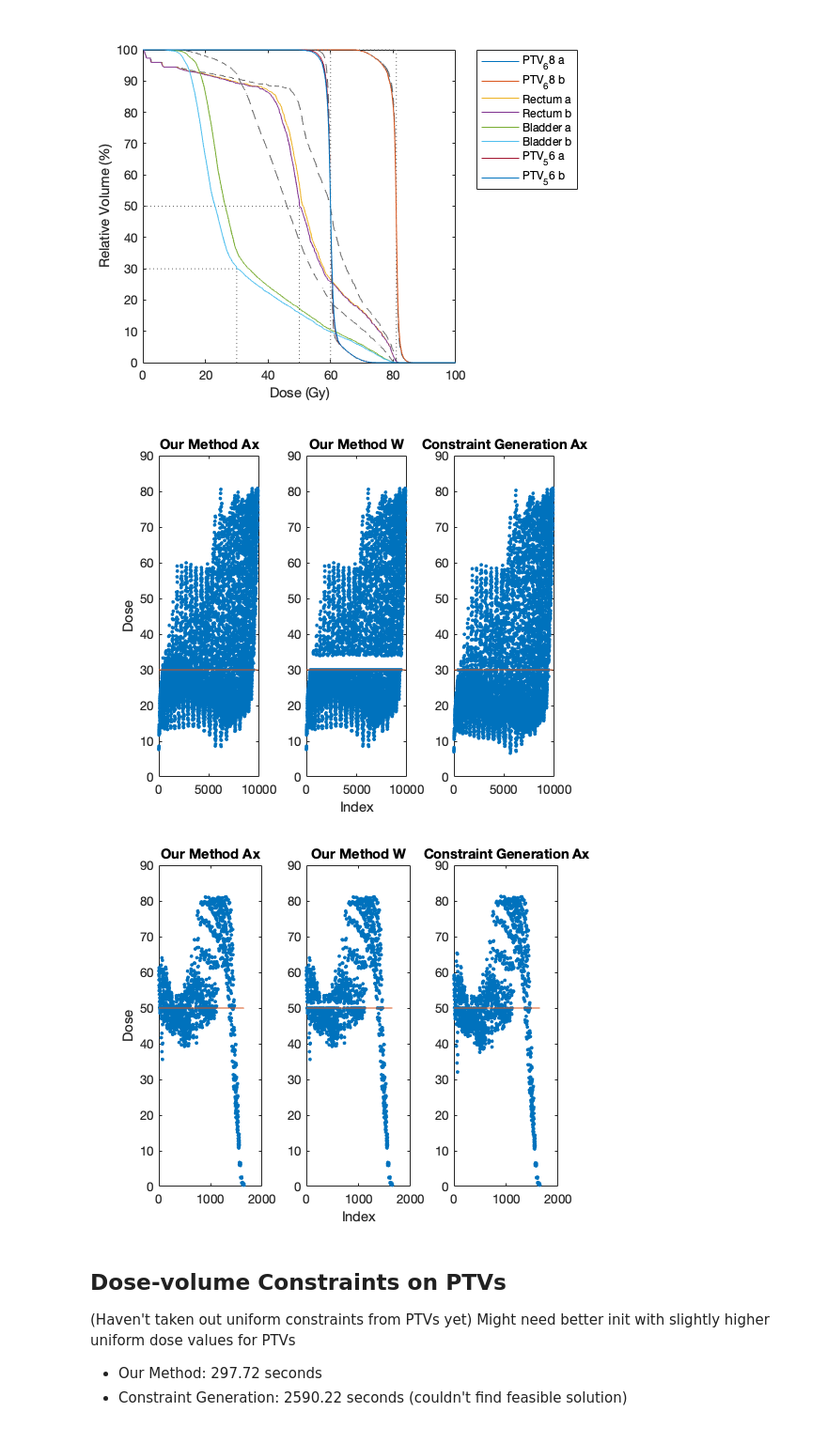
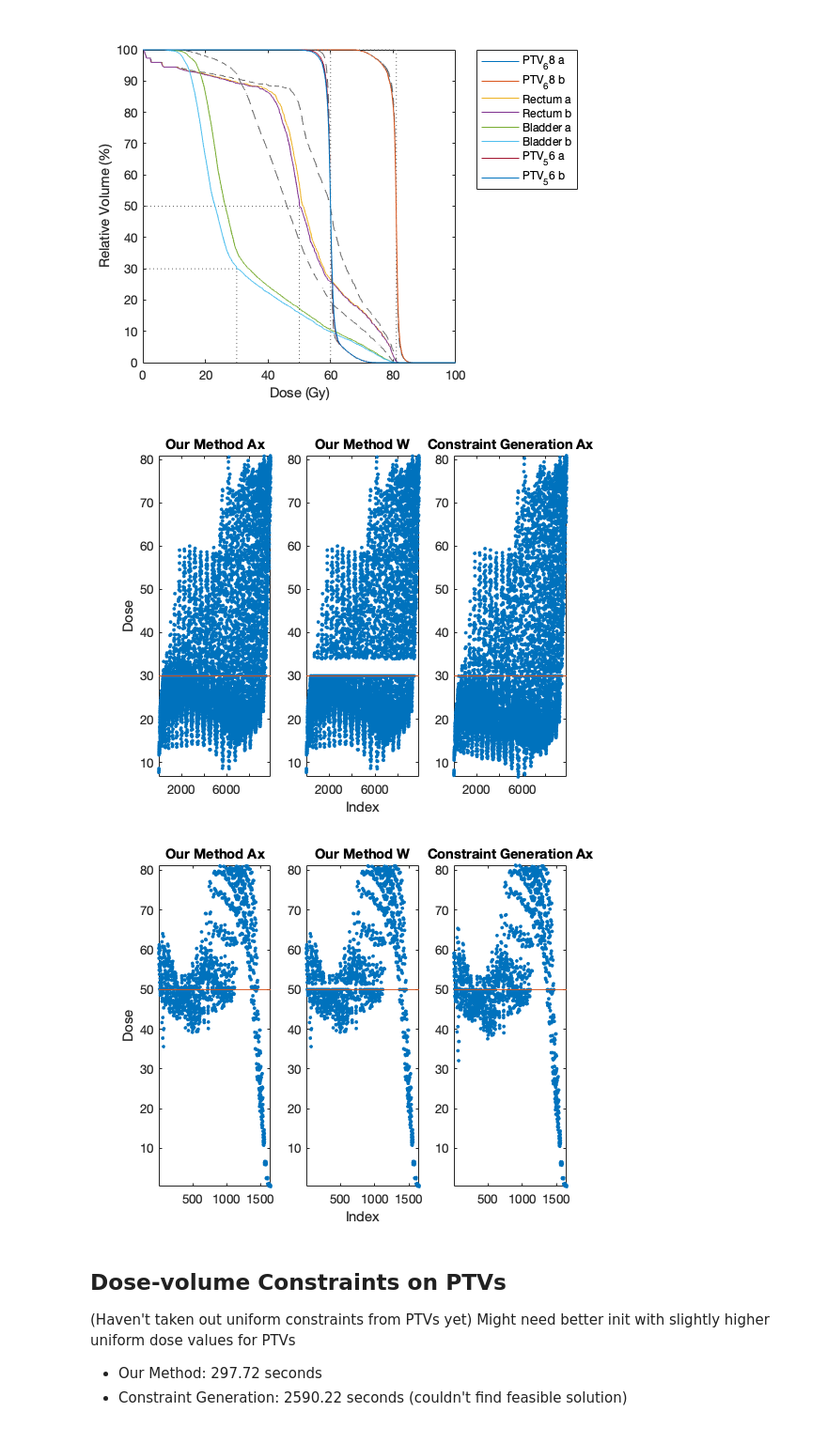
Before and after one commit to kels271828/FluenceMapOpt, a Jupyter notebook: cgmComparison.ipynb, the cells around one changed output. Shown at 94% size. Saved outputs shown, nothing was run; the diff lists cells and outputs as text; code cells hidden in the pictures.

```diff
--- a/cgmComparison.ipynb
+++ b/cgmComparison.ipynb
@@ -46,26 +62,43 @@ pars.overlap = false;
 pars.tol = 1e-5;
 # %%
 %%file compareVoxels.m
-function compareVoxels(f,struct,term,xa,xb,c)
+function compareVoxels(f,struct,term,xa,xb)
+
+c = f.structs{struct}.terms{term}.dose;
 
 da = f.structs{struct}.A*xa;
+min_da = min(da);
+max_da = max(da);
 subplot(1,3,1)
 plot(da,'.'), hold on
 plot([0 length(da)],[c c])
 ylabel('Dose')
 title('Our Method Ax')
 
+
+dw = f.structs{struct}.terms{term}.w + c;
+min_dw = min(dw);
+max_dw = max(dw);
 subplot(1,3,2)
-plot(f.structs{struct}.terms{term}.w + c,'.'), hold on
+plot(dw,'.'), hold on
 plot([0 length(f.structs{struct}.terms{term}.w)],[c c])
 xlabel('Index')
 title('Our Method W')
 
 db = f.structs{struct}.A*xb;
+min_db = min(db);
+max_db = max(db);
 subplot(1,3,3)
 plot(db,'.'), hold on
 plot([0 length(db)],[c c])
 title('Constraint Generation Ax')
+
+min_dose = min([min_da, min_dw, min_db]);
+max_dose = max([max_da, max_dw, max_db]);
+for i = 1:3
+    subplot(1,3,i)
+    axis([1 length(da) min_dose max_dose])
+end
 # %% [output]
 Created file '/Users/Kelsey/Dropbox (uwamath)/FluenceMapOpt/compareVoxels.m'.
 # %%
@@ -644,11 +677,11 @@ plotDVHcompare(f5,x5a,x5b)
 [figure]
 # %%
 % Comparing voxels
-compareVoxels(f5,2,1,x5a,x5b,50)
-figure, compareVoxels(f5,3,1,x5a,x5b,30)
+compareVoxels(f5,2,1,x5a,x5b)
+figure, compareVoxels(f5,3,1,x5a,x5b)
 # %% [output]
-[figure, old version]
+[figure, new version]
-[figure, old version]
+[figure, new version]
 # %% [markdown]
 ## Dose-volume Constraints on PTVs
 (Haven't taken out uniform constraints from PTVs yet)
```
Also changed, not shown: parts of 19 cells of this notebook, 1 other file.
